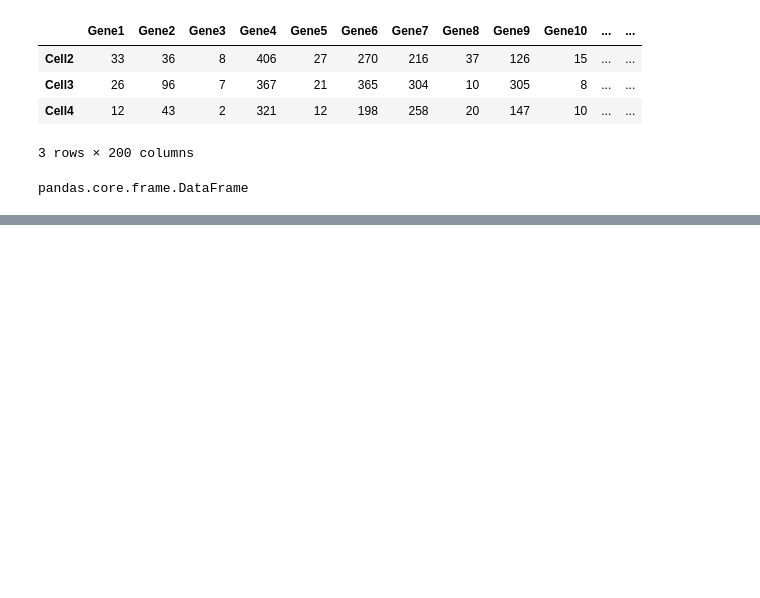
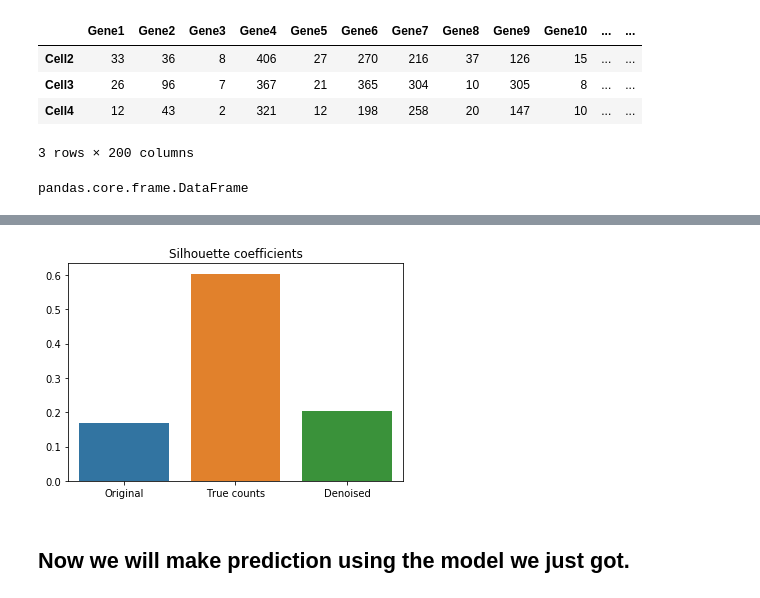
Before and after one commit to mpofukelvintafadzwa/scRNAseq, a Jupyter notebook: python-notebook/synthetic_dataset.ipynb, the cells around one changed output, grey strips where cells are left out. Cells and saved outputs as stored; diff of their text form; code cells hidden in the pictures; blank space fills up the shorter version.

```diff
--- a/python-notebook/synthetic_dataset.ipynb
+++ b/python-notebook/synthetic_dataset.ipynb
@@ -151,0 +631,15 @@ RecursionError: maximum recursion depth exceeded while getting the str of an obj
+# %%
+from sklearn.metrics import silhouette_score
+
+sil_orig = silhouette_score(adataNoisy.obsm['X_pca'][:, :2], adataNoisy.obs.Group)
+sil_true = silhouette_score(adata_true.obsm['X_pca'][:, :2], adata_true.obs.Group)
+sil_ae = silhouette_score(adata_ae.obsm['X_pca'][:, :2], adata_ae.obs.Group)
+
+sns.barplot(x=['Original', 'True counts', 'Denoised'],
+            y=[sil_orig, sil_true, sil_ae])
+
+plt.title('Silhouette coefficients');
+# %% [output]
+[figure, added]
+# %% [markdown]
+## Now we will make prediction using the model we just got.
```
Also changed, not shown: parts of 72 cells of this notebook.
